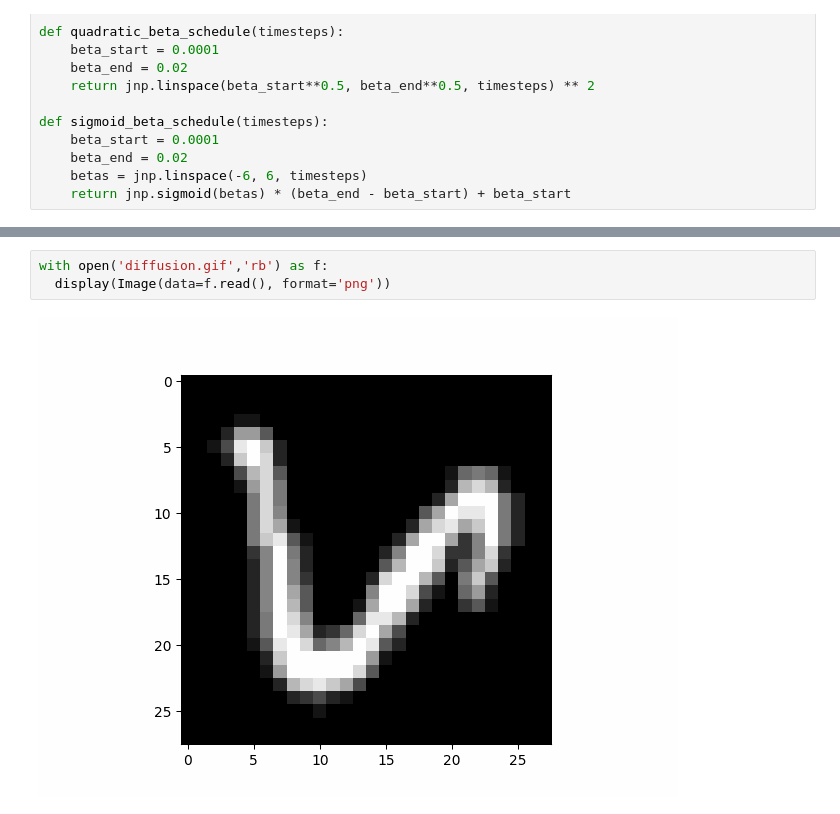
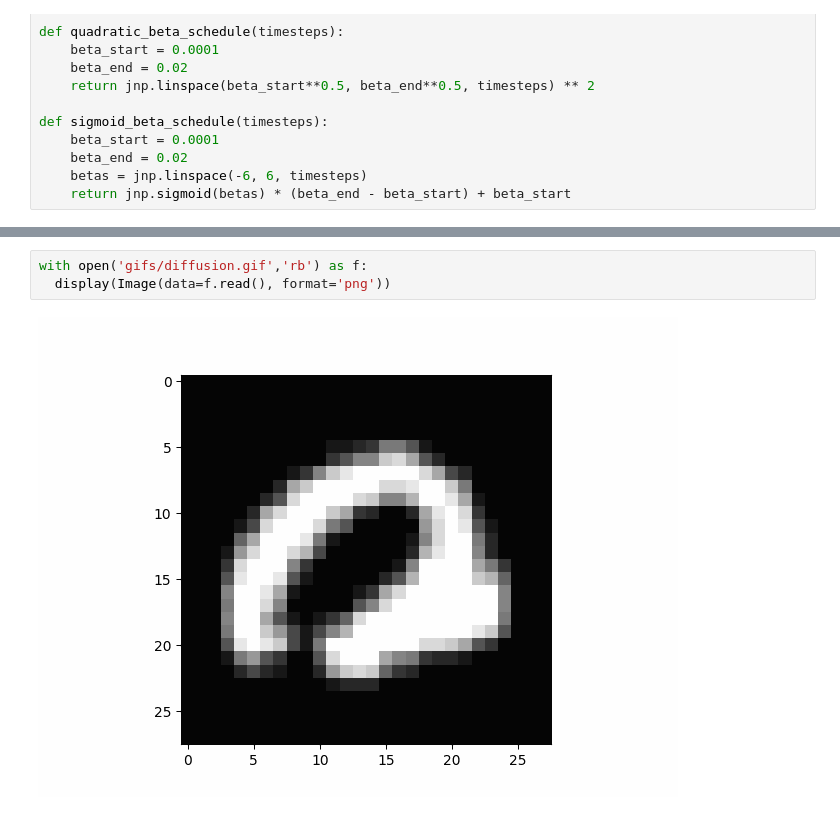
Before and after one commit to varun-ml/diffusion-models-tutorial, a Jupyter notebook: 5.EMNIST.diffusion_model.ipynb, the cells around one changed output, grey strips where cells are left out. Saved outputs shown, nothing was run; the diff lists cells and outputs as text.

```diff
--- a/5.EMNIST.diffusion_model.ipynb
+++ b/5.EMNIST.diffusion_model.ipynb
@@ -399,7 +307,7 @@ animate.save('diffusion.gif')
 # %% [output]
 WARNING:matplotlib.animation:MovieWriter ffmpeg unavailable; using Pillow instead.
 # %%
-with open('diffusion.gif','rb') as f:
+with open('gifs/diffusion.gif','rb') as f:
   display(Image(data=f.read(), format='png'))
 # %% [output]
-[figure, old version]
+[figure, new version]
```
Also changed, not shown: parts of 40 cells of this notebook, 3 other files.
